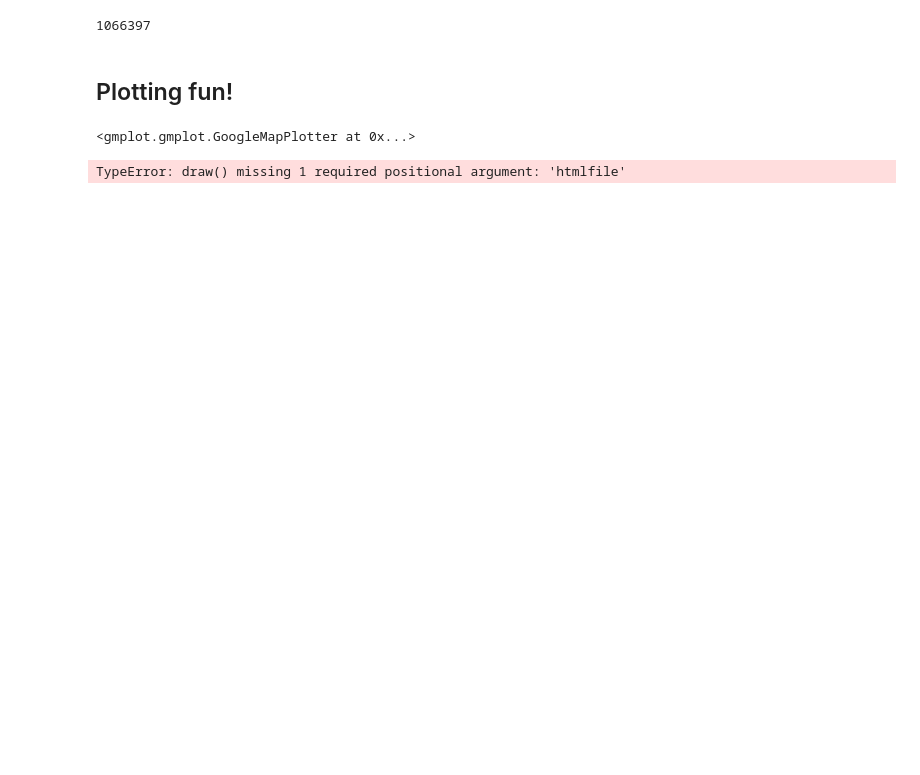
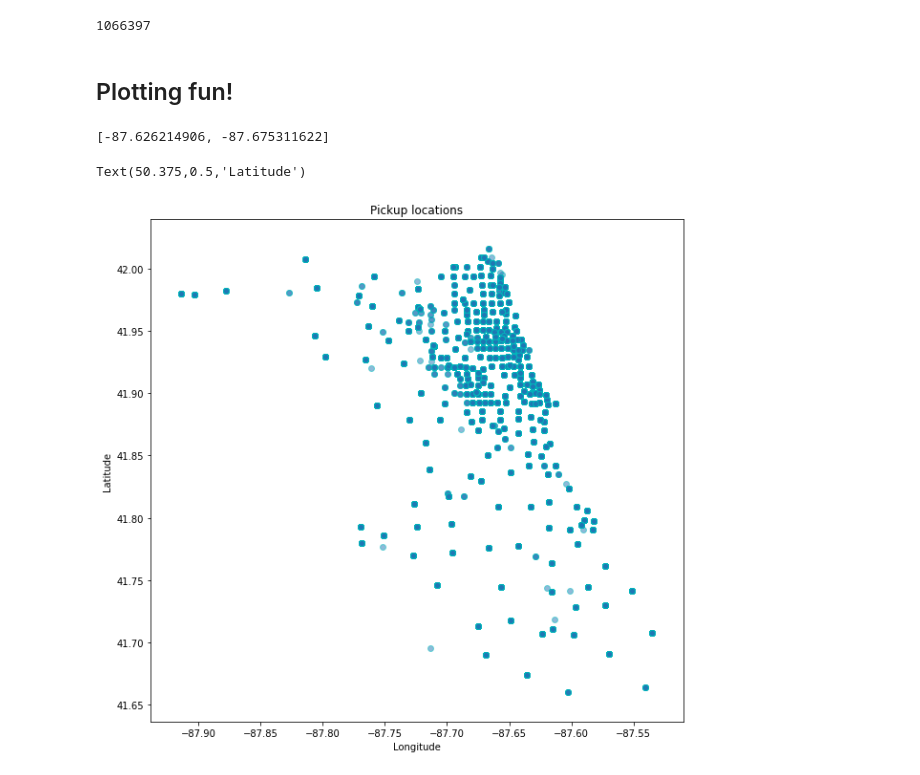
Before and after one commit to Auste1989/metis_projects, a Jupyter notebook: Passion_Project/plotting_on_map.ipynb, the cells around one changed output. Saved outputs shown, nothing was run; the diff lists cells and outputs as text; code cells hidden in the pictures; blank space fills up the shorter version.

```diff
--- a/Passion_Project/plotting_on_map.ipynb
+++ b/Passion_Project/plotting_on_map.ipynb
@@ -136,8 +94,0 @@ gmap = gmplot.GoogleMapPlotter.from_geocode("San Francisco")
-# %%
-gmap
-# %% [output]
-<gmplot.gmplot.GoogleMapPlotter at 0x...>
-# %%
-gmap.draw()
-# %% [output]
-TypeError: draw() missing 1 required positional argument: 'htmlfile'
@@ -143,0 +98,21 @@ TypeError: draw() missing 1 required positional argument: 'htmlfile'
+# %%
+longs
+# %% [output]
+[-87.626214906, -87.675311622]
+# %%
+# Place map
+# gmap = gmplot.GoogleMapPlotter.from_geocode('Chicago, USA', 12)
+
+# # Marker
+# gmap.marker(41.892507781, -87.626214906, 'cornflowerblue')
+
+# Draw
+# gmap.draw("my_map.html")
+
+taxi_weather_gdf.plot(figsize=(10, 10), alpha=0.5, edgecolor='c')
+plt.title('Pickup locations')
+plt.xlabel('Longitude')
+plt.ylabel('Latitude')
+# %% [output]
+Text(50.375,0.5,'Latitude')
+[figure, added]
```
Also changed, not shown: parts of 14 cells of this notebook, 3 other files.
